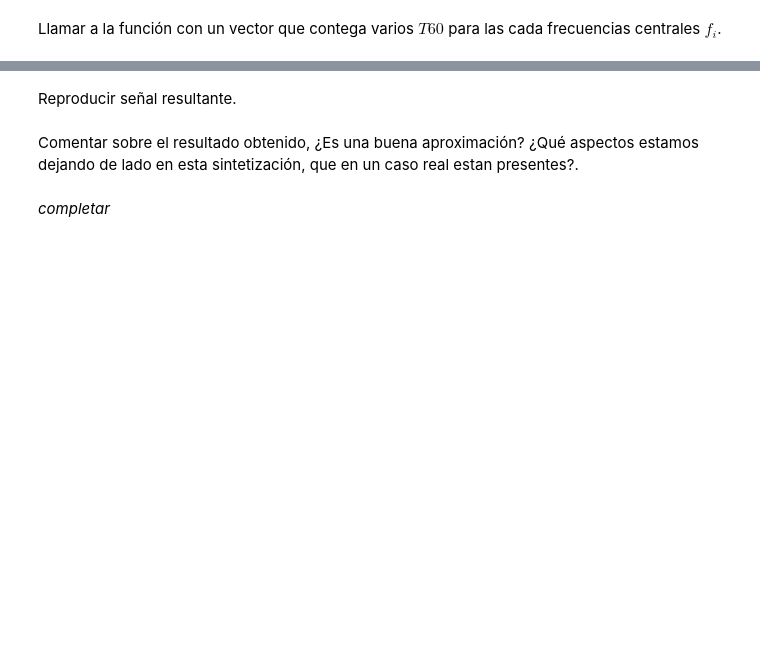
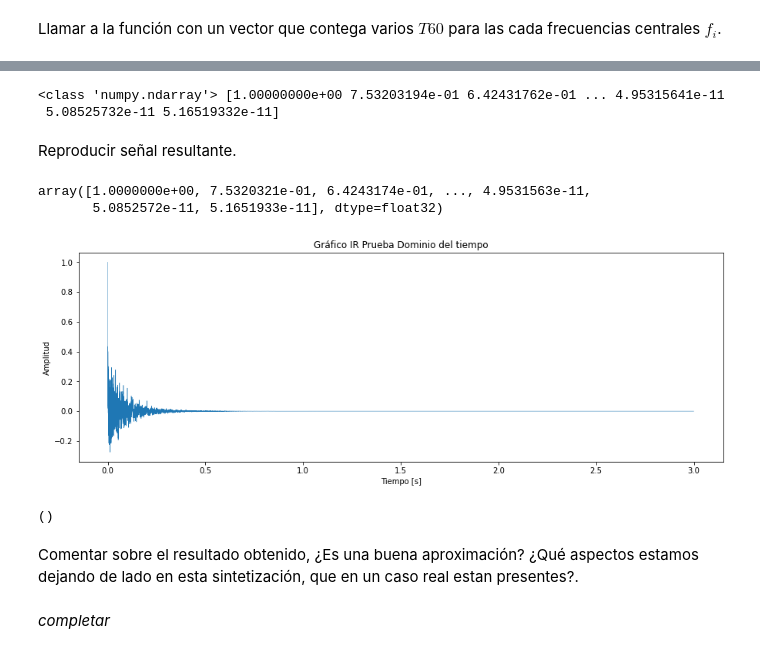
Before and after one commit to LucaFalchini/signal_sistems, a Jupyter notebook: noteboks/segunda_entrega.ipynb, the cells around one changed output, grey strips where cells are left out. Cells and saved outputs as stored; diff of their text form; code cells hidden in the pictures; blank space fills up the shorter version.

```diff
--- a/noteboks/segunda_entrega.ipynb
+++ b/noteboks/segunda_entrega.ipynb
@@ -98,2 +109,23 @@ Con $n$ la cantidad de frecuencias centrales $f_{i}$ del filtro. La funcion debe
+# %%
+nominal_frec = [25, 31.5, 40, 50, 63, 80, 100, 125, 160, 200, 250, 315, 400, 500, 630, 800, 1000, 1250,
+                1600, 2000, 2500, 3150, 4000, 5000, 6300, 8000, 10000, 12500, 16000, 20000]
+# %%
+def ir_sint(f_i, tiempo_impulso, frec_muestreo=44100):
+    t = np.arange(0, tiempo_impulso*frec_muestreo)/frec_muestreo
+    y_i_list = []
+    for i in range(len(nominal_frec)):
+        tau_i = np.log(10**(-3))/tr_i_list[i]
+        y_i = (np.exp(tau_i*t))*np.cos(2*np.pi*f_i[i]*t)
+        y_i_list.append(y_i)
+
+    y = sum(y_i_list)
+    # Normalizado
+    y_max = max(abs(max(y)), abs(min(y)))
+    y_norm = y/y_max
+    # Guardar archivo wav
+    write('IR_sint.wav', frec_muestreo, y_norm)
+    # Info del numpy array
+    print(type(y_norm), y_norm)
+    return(y_norm, frec_muestreo)
 # %% [markdown]
 Llamar a la función con un vector que contega varios $T60$ para las cada frecuencias centrales $f_{i}$.
@@ -102,2 +159,10 @@ Llamar a la función con un vector que contega varios $T60$ para las cada frecue
+# %%
+f_i = nominal_frec
+tiempo_impulso = 3
+frec_muestreo = 44100
+ir_test, fs = ir_sint(f_i, tiempo_impulso, frec_muestreo)
+# %% [output]
+<class 'numpy.ndarray'> [1.00000000e+00 7.53203194e-01 6.42431762e-01 ... 4.95315641e-11
+ 5.08525732e-11 5.16519332e-11]
 # %% [markdown]
 Reproducir señal resultante.
@@ -106,3 +169,15 @@ Reproducir señal resultante.
+# %%
+from funciones import reproducir
+reproducir('IR_sint.wav')
+# %% [output]
+array([1.0000000e+00, 7.5320321e-01, 6.4243174e-01, ..., 4.9531563e-11,
+       5.0852572e-11, 5.1651933e-11], dtype=float32)
+# %%
+from funciones import time_domain_plot
+time_domain_plot(ir_test, fs, 'IR Prueba')
+# %% [output]
+[figure, added]
+()
 # %% [markdown]
 Comentar sobre el resultado obtenido, ¿Es una buena aproximación? ¿Qué aspectos estamos dejando de lado en esta sintetización, que en un caso real estan presentes?.
 # %% [markdown]
```
Also changed, not shown: parts of 9 cells of this notebook, 2 other files.
